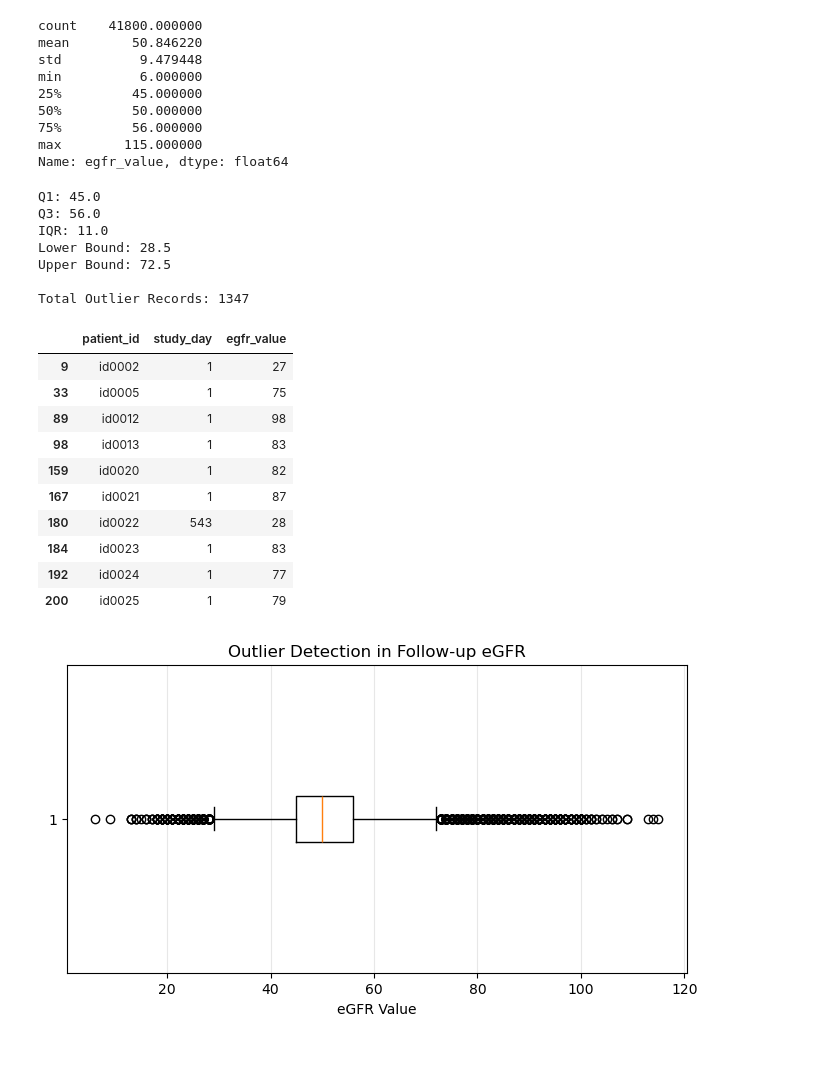
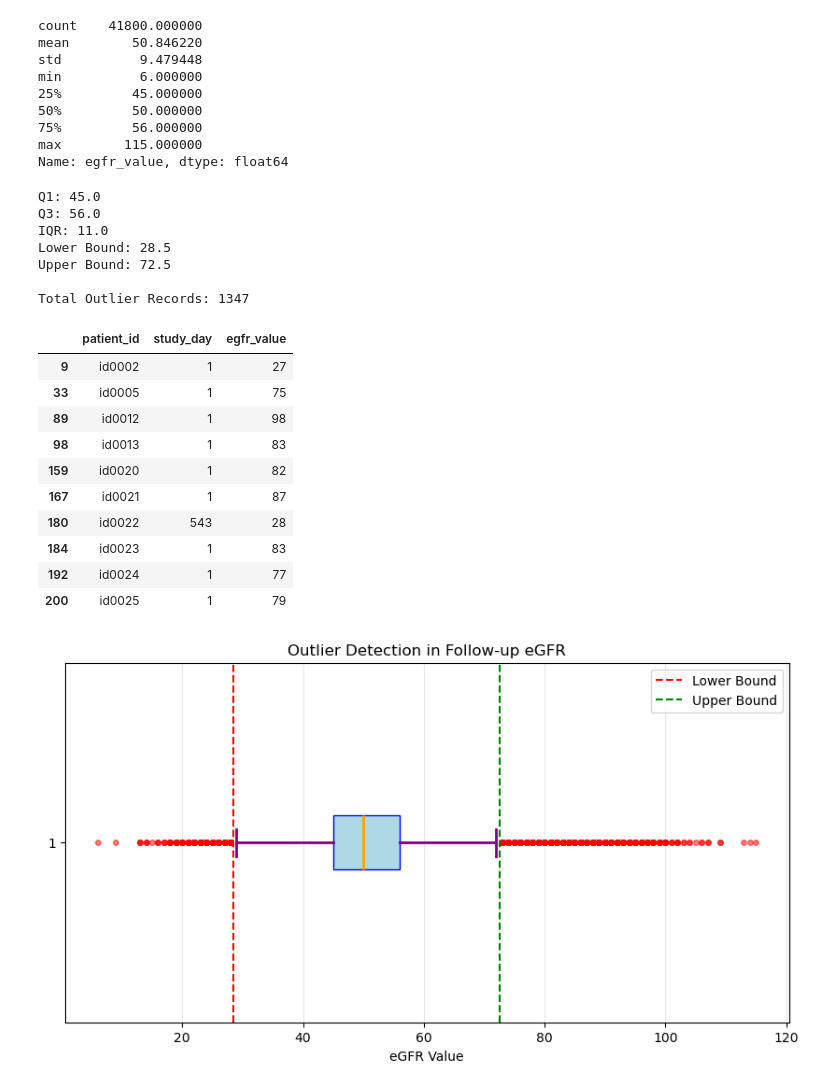
Before and after one commit to Usmanshakir7/Explainable-Machine-Learning-for-Chronic-Kidney-Disease-Prediction, a Jupyter notebook: 1_data_understanding.ipynb, the cells around one changed output. Cells and saved outputs as stored; diff of their text form; code cells hidden in the pictures; blank space fills up the shorter version.

```diff
--- a/1_data_understanding.ipynb
+++ b/1_data_understanding.ipynb
@@ -365,34 +365,57 @@ print("\nTotal Outlier Records:", len(outliers))
 # Step 6: Display detected outliers
 display(outliers[
     ["patient_id", "study_day", "egfr_value"]
 ].head(10))
 
 # Step 7: Visualize using box plot
-plt.figure(figsize=(8, 4))
-plt.boxplot(egfr.dropna(), vert=False)
+
+plt.figure(figsize=(10, 5))
+
+plt.boxplot(
+    egfr.dropna(),
+    vert=False,
+    patch_artist=True,
+    boxprops=dict(facecolor="lightblue", edgecolor="blue"),
+    medianprops=dict(color="orange", linewidth=2),
+    whiskerprops=dict(color="purple", linewidth=2),
+    capprops=dict(color="purple", linewidth=2),
+    flierprops=dict(
+        marker="o",
+        markerfacecolor="red",
+        markeredgecolor="red",
+        markersize=4,
+        alpha=0.5
+    )
+)
+
+plt.axvline(lower_bound, color="red",
+            linestyle="--", label="Lower Bound")
+
+plt.axvline(upper_bound, color="green",
+            linestyle="--", label="Upper Bound")
 
 plt.title("Outlier Detection in Follow-up eGFR")
 plt.xlabel("eGFR Value")
+plt.legend()
 plt.grid(axis="x", alpha=0.3)
-
 plt.show()
 # %% [output]
 Q1: 45.0
 Q3: 56.0
 IQR: 11.0
 Lower Bound: 28.5
 Upper Bound: 72.5
 
 Total Outlier Records: 1347
 |  | patient_id | study_day | egfr_value |
 | 9 | id0002 | 1 | 27 |
 | 33 | id0005 | 1 | 75 |
 | 89 | id0012 | 1 | 98 |
 | 98 | id0013 | 1 | 83 |
 | 159 | id0020 | 1 | 82 |
 | 167 | id0021 | 1 | 87 |
 | 180 | id0022 | 543 | 28 |
 | 184 | id0023 | 1 | 83 |
 | 192 | id0024 | 1 | 77 |
 | 200 | id0025 | 1 | 79 |
-[figure, old version]
+[figure, new version]
```
Also changed, not shown: parts of 9 cells of this notebook, 1 other file.
